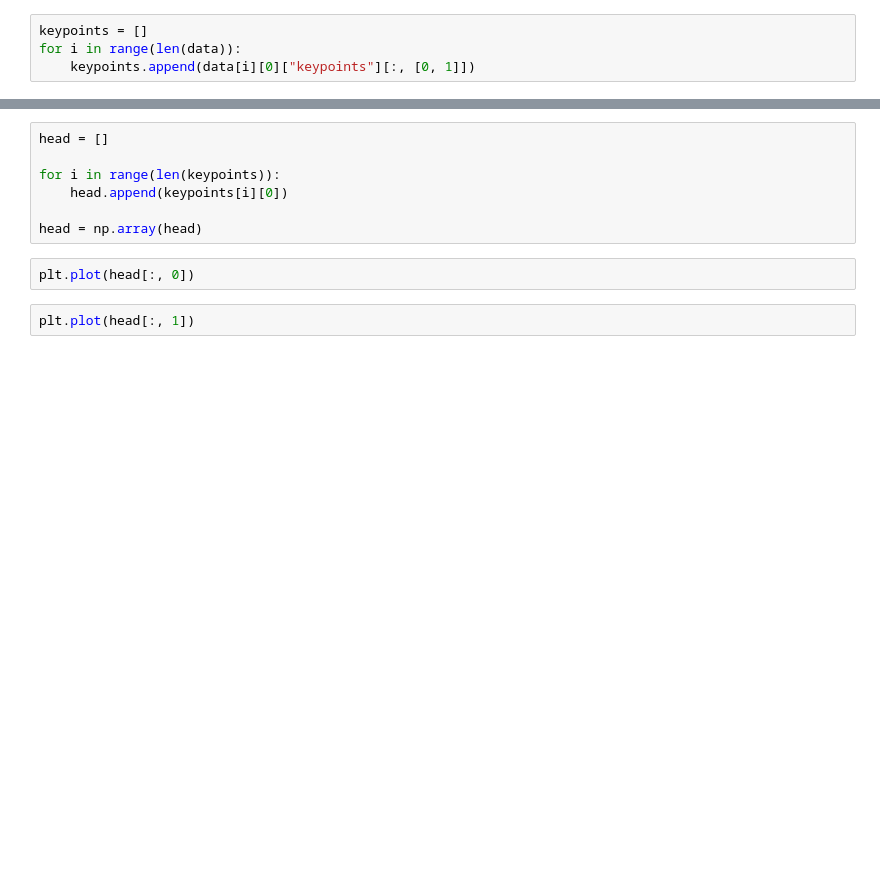
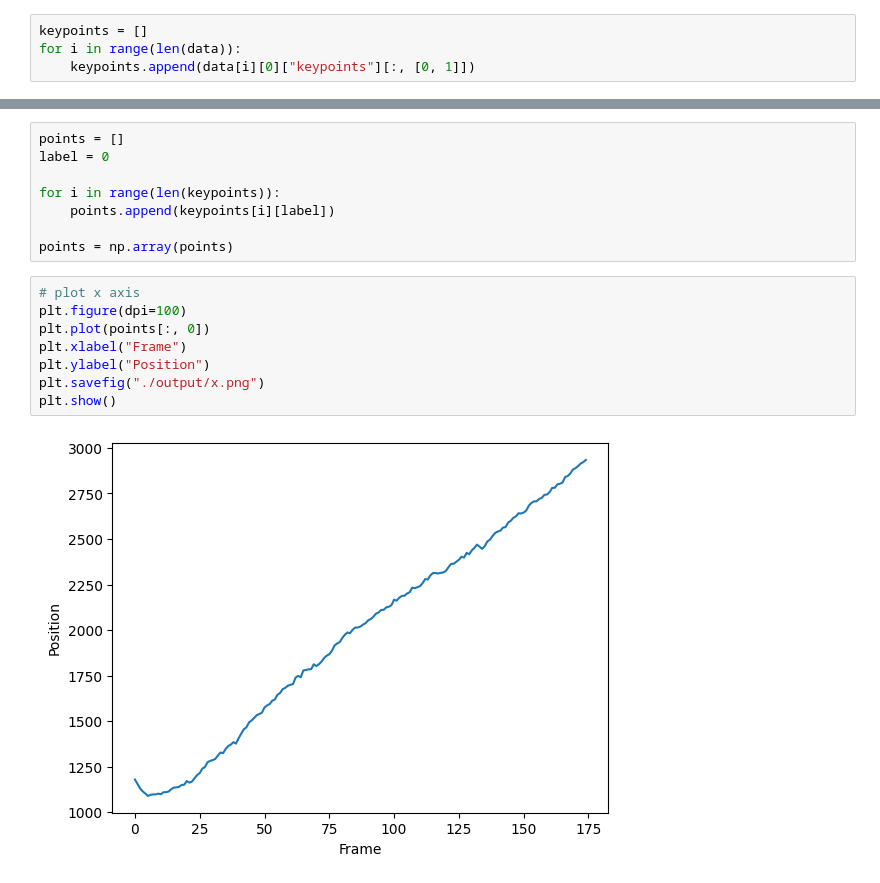
Before and after one commit to baibai25/horse-pose-estimation, a Jupyter notebook: mmpose/notebook/show_keypoint.ipynb, the cells around one changed output, grey strips where cells are left out. Cells and saved outputs as stored; diff of their text form; blank space fills up the shorter version.

```diff
--- a/mmpose/notebook/show_keypoint.ipynb
+++ b/mmpose/notebook/show_keypoint.ipynb
@@ -18,11 +97,18 @@ len(keypoints)
 # %%
-head = []
+points = []
+label = 0
 
 for i in range(len(keypoints)):
-    head.append(keypoints[i][0])
+    points.append(keypoints[i][label])
 
-head = np.array(head)
+points = np.array(points)
-# %%
-plt.plot(head[:, 0])
-# %%
-plt.plot(head[:, 1])
+# %%
+# plot x axis
+plt.figure(dpi=100)
+plt.plot(points[:, 0])
+plt.xlabel("Frame")
+plt.ylabel("Position")
+plt.savefig("./output/x.png")
+plt.show()
+# %% [output]
+[figure, added]
```
Also changed, not shown: parts of 6 cells of this notebook, 2 other files.
